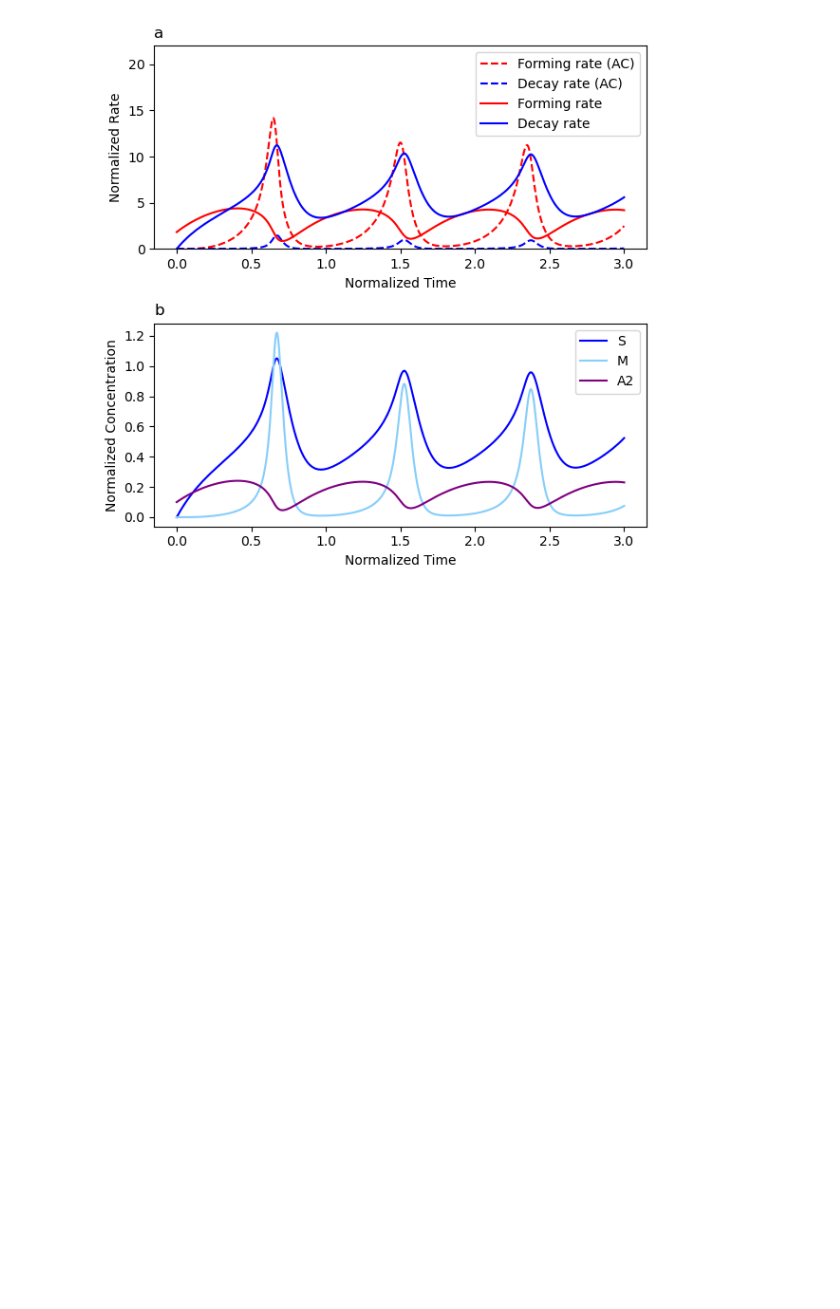
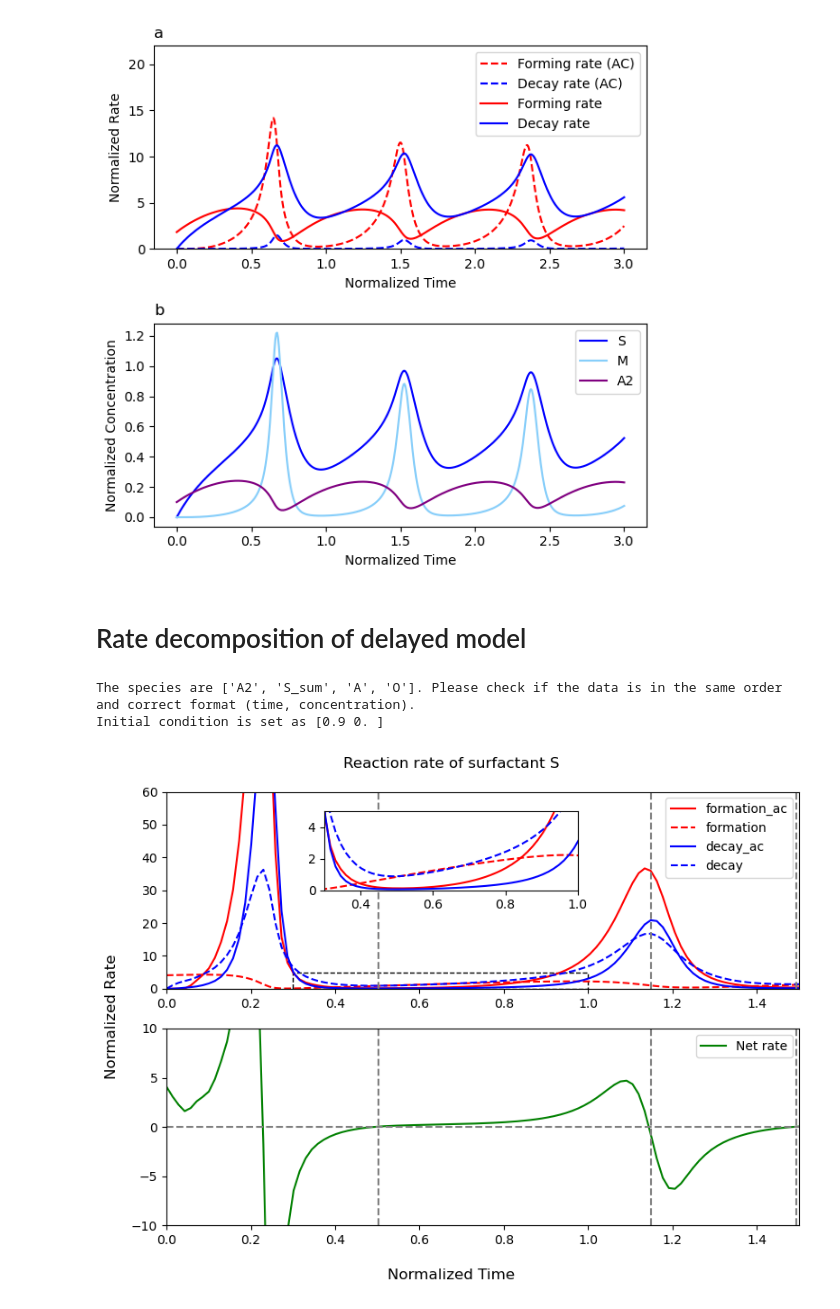
Before and after one commit to Zhiheng419/Chemical_Oscillation_Model, a Jupyter notebook: rate_decomp_analysis.ipynb, the cells around one changed output. Cells and saved outputs as stored; diff of their text form; code cells hidden in the pictures; blank space fills up the shorter version.

Commit message:
Rate decomposition analysis is added 110325

```diff
--- a/rate_decomp_analysis.ipynb
+++ b/rate_decomp_analysis.ipynb
@@ -87,3 +63,5 @@ ax2.legend(loc=1)
 plt.tight_layout()
 # %% [output]
 [figure]
+# %% [markdown]
+# Rate decomposition of delayed model
@@ -89,0 +82,12 @@ plt.tight_layout()
+# %%
+params = np.array([33, 30, 0.5, 20])
+consts = np.array([0.11, 2])
+delay = np.array([0.01, 0.04])
+init_cond = np.array([0.9, 0])
+delayed_model_50 = delayed_oscillation(delayed_approx_model_FTC, delay, params, consts, init_cond, calc_all_delayed_approx_model_FTC)
+delayed_model_50.add_exp_data(df_MH_NatChem_fig3b_50)
+# %% [output]
+The species are ['A2', 'S_sum', 'A', 'O']. Please check if the data is in the same order and correct format (time, concentration).
+Initial condition is set as [0.9 0. ]
+# %%
+sol50, t50 = delayed_model_50.simulate(t=3)
@@ -89,0 +120,41 @@ plt.tight_layout()
+# %%
+t, dcA2dt, dcSdt = calc_rates(t50, sol50, delay, init_cond, params, consts)
+# %%
+t, rf_ac, rf, rde_ac, rde = calc_rates(t50, sol50, delay, init_cond, params, consts, details=True)
+fig, ax = plt.subplots(2, 1, figsize=(8, 6))
+# Detailed rates plot
+ax[0].plot(t, rf_ac, label='formation_ac', color='r')
+ax[0].plot(t, rf, label='formation', color='r', linestyle='--')
+ax[0].plot(t, rde_ac, label='decay_ac', color='b')
+ax[0].plot(t, rde, label='decay', color='b', linestyle='--')
+ax[0].legend(loc=1)
+ax[0].set_ylim(0, 60)
+ax[0].set_xlim(0, 1.5)
+
+ax_inset = ax[0].inset_axes([0.25, 0.5, 0.4, 0.4])
+for line in ax[0].lines:
+    ax_inset.plot(line.get_xdata(), line.get_ydata(), color=line.get_color(), linestyle=line.get_linestyle())
+ax_inset.set_xlim(0.3, 1.0)
+ax_inset.set_ylim(0, 5)
+
+rect = patches.Rectangle((0.3, 0), 0.7, 5, linewidth=1, edgecolor='black', facecolor='none', linestyle='--')
+ax[0].add_patch(rect)
+
+# Net rates plot
+ax[1].plot(t, dcSdt, label='Net rate', color='g')
+ax[1].set_xlim(0, 1.5)
+ax[1].set_ylim(-10, 10)
+ax[1].legend(loc=1)
+ax[1].axhline(0, color='grey', linestyle='--')
+
+sign_change = np.where(np.diff(np.sign(dcSdt)))[0]
+for i in sign_change[1:4]:
+    ax[0].axvline(t[i+1], color='grey', linestyle='--')
+    ax[1].axvline(t[i+1], color='grey', linestyle='--')
+
+fig.supxlabel('Normalized Time')
+fig.supylabel('Normalized Rate')
+fig.suptitle('Reaction rate of surfactant S')
+fig.tight_layout()
+# %% [output]
+[figure, added]
```
Also changed, not shown: parts of 7 cells of this notebook, 6 other files.
